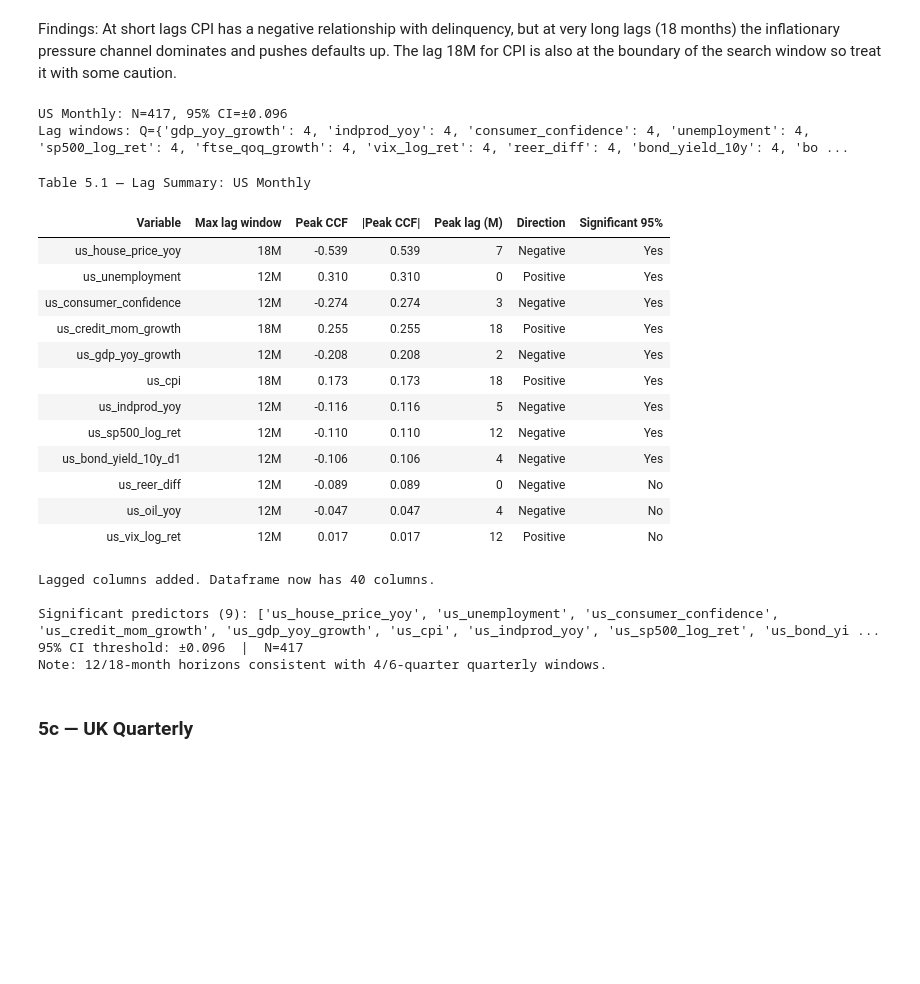
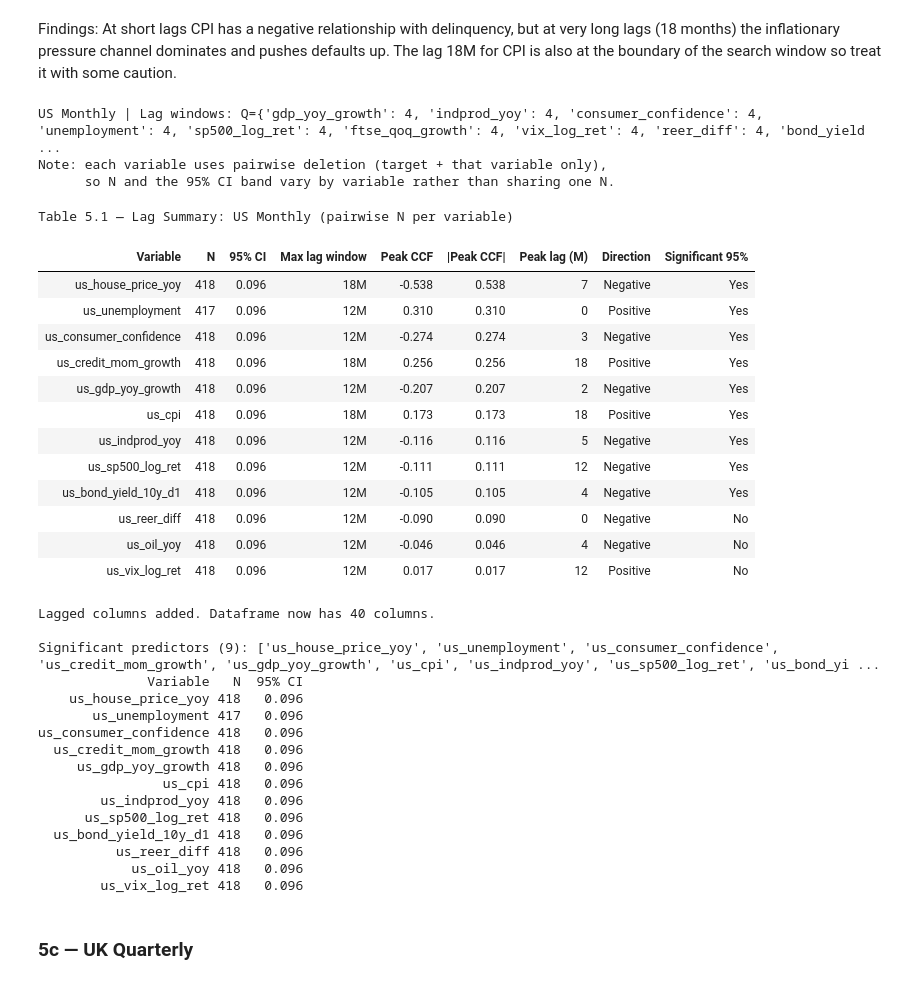
Before and after one commit to hogandan85/ST-498, a Jupyter notebook: Code/01_EDA.ipynb, the cells around one changed output. Drawn from its saved outputs; the diff is of its cells as text; code cells hidden in the pictures; blank space fills up the shorter version.

```diff
--- a/Code/01_EDA.ipynb
+++ b/Code/01_EDA.ipynb
@@ -310,7 +308,7 @@ fig.add_hline(y=mean_val, line_dash='dash', line_color=GREY, line_width=1.5,
               annotation_position='top right', annotation_font_color=GREY)
 fig = add_recessions(fig, RECESSIONS_USM)
 for s, e in [('2007', '2010'), ('2019', '2021')]:
-    sub = df_usq[TARGET_USQ].loc[s:e].dropna()
+    sub = df_usm[TARGET_USM].loc[s:e].dropna()
     if not sub.empty:
         fig.add_annotation(x=sub.idxmax(), y=sub.max(), text=f'{sub.max():.1f}%',
             showarrow=True, arrowhead=2, arrowcolor=RED,
@@ -506,8 +503,6 @@ df_usq['us_delinquency_rate_raw'] = df_usq[TARGET].copy()
 df_usq['delinquency_spline'] = df_usq[TARGET].copy()
 covid_idx = np.where(covid_mask)[0]
 df_usq.loc[covid_mask, 'delinquency_spline'] = cs(covid_idx)
-df_usq['us_delinquency_rate'] = df_usq['delinquency_spline'].copy()
-df_usq['covid_dummy'] = covid_mask.astype(int)
 
 # Overwrite us_delinquency_rate with adjusted series so all downstream
 # notebooks inherit the correction automatically
@@ -591,11 +585,13 @@ The **variable register table** documents every column in the dataframe — whic
 df_usq['us_house_price_yoy'] = df_usq['us_house_price_idx'].pct_change(4) * 100
 df_usq['us_indprod_yoy']     = df_usq['us_industrial_production'].pct_change(4) * 100
 df_usq['us_oil_yoy']         = df_usq['us_oil_price'].pct_change(4) * 100
-df_usq['us_reer_interp']     = df_usq['us_reer'].interpolate(method='linear', limit_direction='both')
-df_usq['us_reer_diff']       = df_usq['us_reer_interp'].diff()
+df_usq['us_reer_diff']       = df_usq['us_reer'].diff()
+# Note: us_reer has no data before 1994 (16 missing quarters, see Section 1a).
+# us_reer_diff is left with leading NaNs rather than interpolated, so it
+# matches the treatment used in Stage A forecasting (02b TRANSFORM_CONFIG).
 
 print('Derived columns added to df_usq:')
-for c in ['us_house_price_yoy', 'us_indprod_yoy', 'us_oil_yoy', 'us_reer_interp', 'us_reer_diff']:
+for c in ['us_house_price_yoy', 'us_indprod_yoy', 'us_oil_yoy', 'us_reer_diff']:
     print(f'  {c:30s}  non-null: {df_usq[c].notna().sum()}')
 print(f'Total columns now: {df_usq.shape[1]}  (was {raw_usq.shape[1]})')
 # %% [output]
@@ -1651,36 +1660,47 @@ Significant predictors (5): ['us_house_price_yoy', 'us_unemployment', 'us_consum
 # %% [markdown]
 Findings: At short lags CPI has a negative relationship with delinquency, but at very long lags (18 months) the inflationary pressure channel dominates and pushes defaults up. The lag 18M for CPI is also at the boundary of the search window so treat it with some caution.
 # %%
-lag_df_usm, lag_spec_usm, CONF_USM, N_USM = ccf_block(
+lag_df_usm, lag_spec_usm = ccf_block(
     df_model_usm, TARGET_USM, FEATURES_STAT_USM,
     PREFIX_USM, label='US Monthly', unit='M')
 
 SIG_VARS_USM = lag_df_usm[lag_df_usm['Significant 95%'] == 'Yes']['Variable'].tolist()
 print(f'\nSignificant predictors ({len(SIG_VARS_USM)}): {SIG_VARS_USM}')
-print(f'95% CI threshold: ±{CONF_USM:.3f}  |  N={N_USM}')
-print('Note: 12/18-month horizons consistent with 4/6-quarter quarterly windows.')
+print(lag_df_usm[['Variable', 'N', '95% CI']].to_string(index=False))
 # %% [output]
-US Monthly: N=417, 95% CI=±0.096
-Lag windows: Q={'gdp_yoy_growth': 4, 'indprod_yoy': 4, 'consumer_confidence': 4, 'unemployment': 4, 'sp500_log_ret': 4, 'ftse_qoq_growth': 4, 'vix_log_ret': 4, 'reer_diff': 4, 'bond_yield_10y': 4, 'bo ...
+US Monthly | Lag windows: Q={'gdp_yoy_growth': 4, 'indprod_yoy': 4, 'consumer_confidence': 4, 'unemployment': 4, 'sp500_log_ret': 4, 'ftse_qoq_growth': 4, 'vix_log_ret': 4, 'reer_diff': 4, 'bond_yield ...
+Note: each variable uses pairwise deletion (target + that variable only),
+      so N and the 95% CI band vary by variable rather than sharing one N.
-Table 5.1 — Lag Summary: US Monthly
+Table 5.1 — Lag Summary: US Monthly (pairwise N per variable)
-| Variable | Max lag window | Peak CCF | |Peak CCF| | Peak lag (M) | Direction | Significant 95% |
-| us_house_price_yoy | 18M | -0.539 | 0.539 | 7 | Negative | Yes |
-| us_unemployment | 12M | 0.310 | 0.310 | 0 | Positive | Yes |
-| us_consumer_confidence | 12M | -0.274 | 0.274 | 3 | Negative | Yes |
-| us_credit_mom_growth | 18M | 0.255 | 0.255 | 18 | Positive | Yes |
-| us_gdp_yoy_growth | 12M | -0.208 | 0.208 | 2 | Negative | Yes |
-| us_cpi | 18M | 0.173 | 0.173 | 18 | Positive | Yes |
-| us_indprod_yoy | 12M | -0.116 | 0.116 | 5 | Negative | Yes |
-| us_sp500_log_ret | 12M | -0.110 | 0.110 | 12 | Negative | Yes |
-| us_bond_yield_10y_d1 | 12M | -0.106 | 0.106 | 4 | Negative | Yes |
-| us_reer_diff | 12M | -0.089 | 0.089 | 0 | Negative | No |
-| us_oil_yoy | 12M | -0.047 | 0.047 | 4 | Negative | No |
-| us_vix_log_ret | 12M | 0.017 | 0.017 | 12 | Positive | No |
+| Variable | N | 95% CI | Max lag window | Peak CCF | |Peak CCF| | Peak lag (M) | Direction | Significant 95% |
+| us_house_price_yoy | 418 | 0.096 | 18M | -0.538 | 0.538 | 7 | Negative | Yes |
+| us_unemployment | 417 | 0.096 | 12M | 0.310 | 0.310 | 0 | Positive | Yes |
+| us_consumer_confidence | 418 | 0.096 | 12M | -0.274 | 0.274 | 3 | Negative | Yes |
+| us_credit_mom_growth | 418 | 0.096 | 18M | 0.256 | 0.256 | 18 | Positive | Yes |
+| us_gdp_yoy_growth | 418 | 0.096 | 12M | -0.207 | 0.207 | 2 | Negative | Yes |
+| us_cpi | 418 | 0.096 | 18M | 0.173 | 0.173 | 18 | Positive | Yes |
+| us_indprod_yoy | 418 | 0.096 | 12M | -0.116 | 0.116 | 5 | Negative | Yes |
+| us_sp500_log_ret | 418 | 0.096 | 12M | -0.111 | 0.111 | 12 | Negative | Yes |
+| us_bond_yield_10y_d1 | 418 | 0.096 | 12M | -0.105 | 0.105 | 4 | Negative | Yes |
+| us_reer_diff | 418 | 0.096 | 12M | -0.090 | 0.090 | 0 | Negative | No |
+| us_oil_yoy | 418 | 0.096 | 12M | -0.046 | 0.046 | 4 | Negative | No |
+| us_vix_log_ret | 418 | 0.096 | 12M | 0.017 | 0.017 | 12 | Positive | No |
 Lagged columns added. Dataframe now has 40 columns.
 
 Significant predictors (9): ['us_house_price_yoy', 'us_unemployment', 'us_consumer_confidence', 'us_credit_mom_growth', 'us_gdp_yoy_growth', 'us_cpi', 'us_indprod_yoy', 'us_sp500_log_ret', 'us_bond_yi ...
-95% CI threshold: ±0.096  |  N=417
-Note: 12/18-month horizons consistent with 4/6-quarter quarterly windows.
+              Variable   N  95% CI
+    us_house_price_yoy 418   0.096
+       us_unemployment 417   0.096
+us_consumer_confidence 418   0.096
+  us_credit_mom_growth 418   0.096
+     us_gdp_yoy_growth 418   0.096
+                us_cpi 418   0.096
+        us_indprod_yoy 418   0.096
+      us_sp500_log_ret 418   0.096
+  us_bond_yield_10y_d1 418   0.096
+          us_reer_diff 418   0.096
+            us_oil_yoy 418   0.096
+        us_vix_log_ret 418   0.096
 # %% [markdown]
 ### 5c — UK Quarterly
 # %%
```
Also changed, not shown: parts of 25 cells of this notebook, 3 other files.
